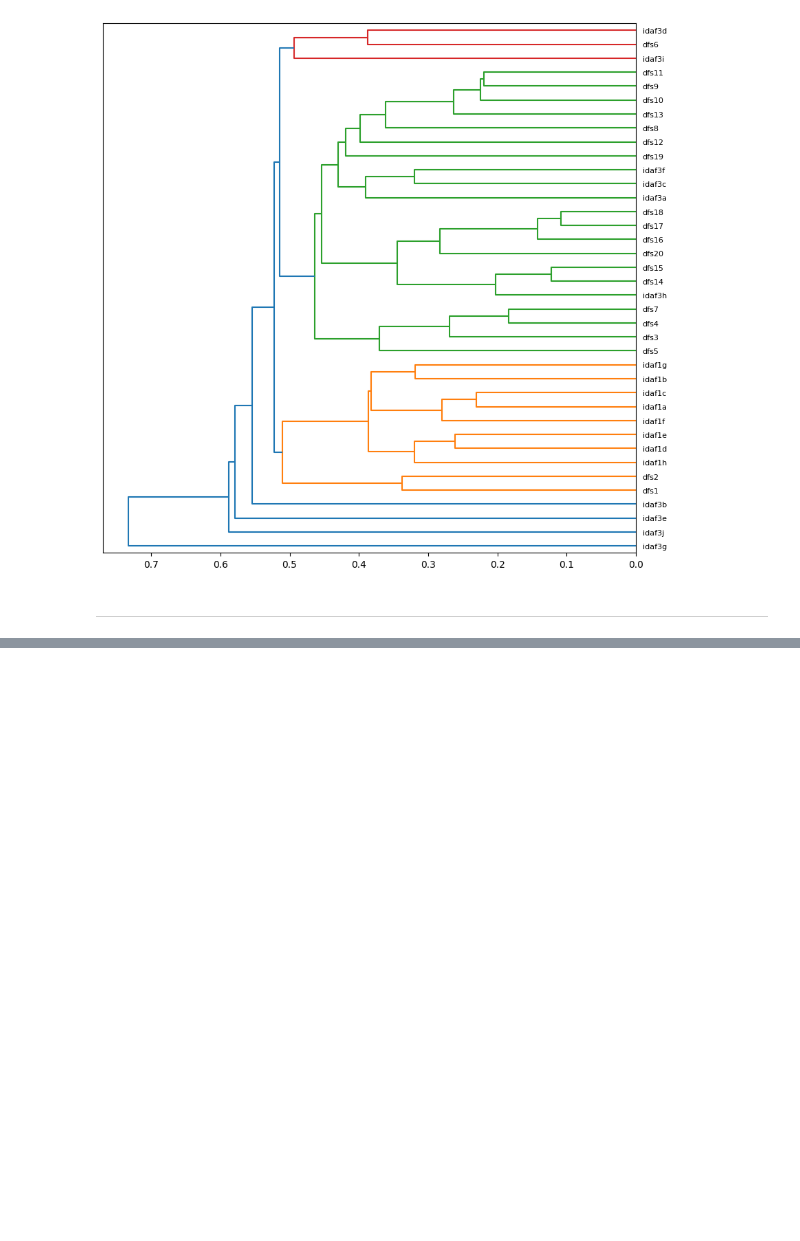
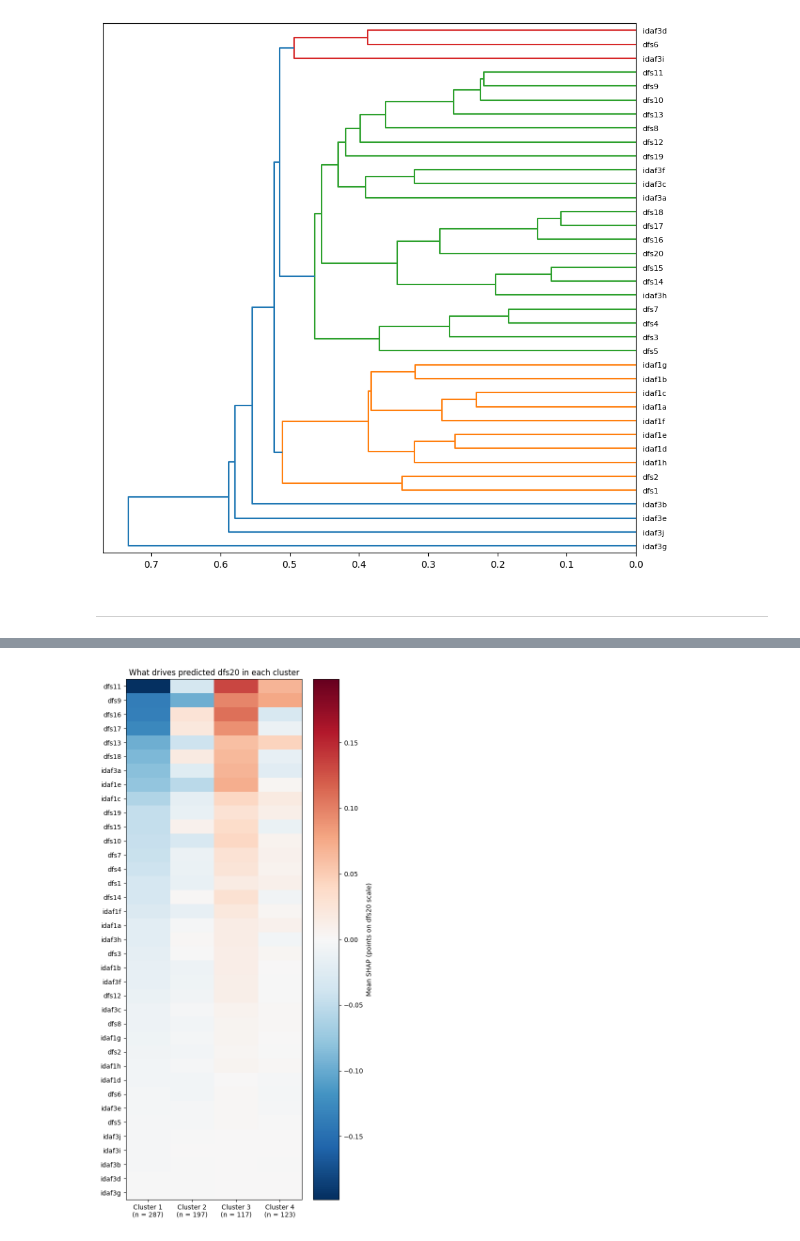
Before and after one commit to oral-health-and-disease-ontologies/DFA-Study, a Jupyter notebook: notebooks/DFA-cluster-analysis.ipynb, the cells around one changed output, grey strips where cells are left out. Saved outputs shown, nothing was run; the diff lists cells and outputs as text; code cells hidden in the pictures; blank space fills up the shorter version.

Commit message:
exploring SHAP clustering

```diff
--- a/notebooks/DFA-cluster-analysis.ipynb
+++ b/notebooks/DFA-cluster-analysis.ipynb
@@ -889,0 +979,2 @@ The independence of cost supports distinguishing cost- or access-driven avoidanc
+# %%
+rf_model = search_rf.best_estimator_
@@ -889,0 +1016,9 @@ The independence of cost supports distinguishing cost- or access-driven avoidanc
+# %%
+D_s = pdist(sv.to_numpy(), metric="euclidean")
+Z_s = linkage(sv.to_numpy(), method="ward")
+print("cophenetic r:", round(cophenet(Z_s, D_s)[0], 3))
+
+DM_s = squareform(D_s)
+for k in range(2, 9):
+    lab = fcluster(Z_s, k, criterion="maxclust")
+    print(k, round(silhouette_score(DM_s, lab, metric="precomputed"), 3), np.bincount(lab)[1:])
@@ -889,0 +1034,13 @@ The independence of cost supports distinguishing cost- or access-driven avoidanc
+# %%
+k = 4                                          # choose from step 2
+lab_s = fcluster(Z_s, k, criterion="maxclust")
+
+summary = pd.DataFrame({
+    "n":              pd.Series(lab_s).value_counts().sort_index(),
+    "dfs20_observed": y.groupby(lab_s).mean(),
+    "shap_total":     sv_total.groupby(lab_s).mean(),
+}).round(2)
+print(summary)
+
+drivers  = sv.groupby(lab_s).mean().T.round(2)   # why: which items push predicted fear up or down
+profiles = X.groupby(lab_s).mean().T.round(2)    # what: the actual item responses
@@ -889,0 +1053,3 @@ The independence of cost supports distinguishing cost- or access-driven avoidanc
+# %%
+for c in drivers.columns:
+    print(c, drivers[c].sort_values(ascending=False).head(5).round(2).to_dict())
@@ -889,0 +1070,17 @@ The independence of cost supports distinguishing cost- or access-driven avoidanc
+# %%
+drivers = sv.groupby(lab_s).mean().T                     # items × clusters
+drivers = drivers.loc[drivers.abs().max(axis=1).sort_values(ascending=False).index]  # strongest items first
+sizes = pd.Series(lab_s).value_counts().sort_index()
+
+lim = np.abs(drivers.values).max()
+fig, ax = plt.subplots(figsize=(6, 12))
+im = ax.imshow(drivers.values, cmap="RdBu_r", vmin=-lim, vmax=lim, aspect="auto")
+ax.set_yticks(range(len(drivers))); ax.set_yticklabels(drivers.index)
+ax.set_xticks(range(drivers.shape[1]))
+ax.set_xticklabels([f"Cluster {c}\n(n = {sizes[c]})" for c in drivers.columns])
+fig.colorbar(im, ax=ax, label="Mean SHAP (points on dfs20 scale)")
+ax.set_title("What drives predicted dfs20 in each cluster")
+plt.tight_layout()
+plt.show()
+# %% [output]
+[figure, added]
```
Also changed, not shown: parts of 23 cells of this notebook.
